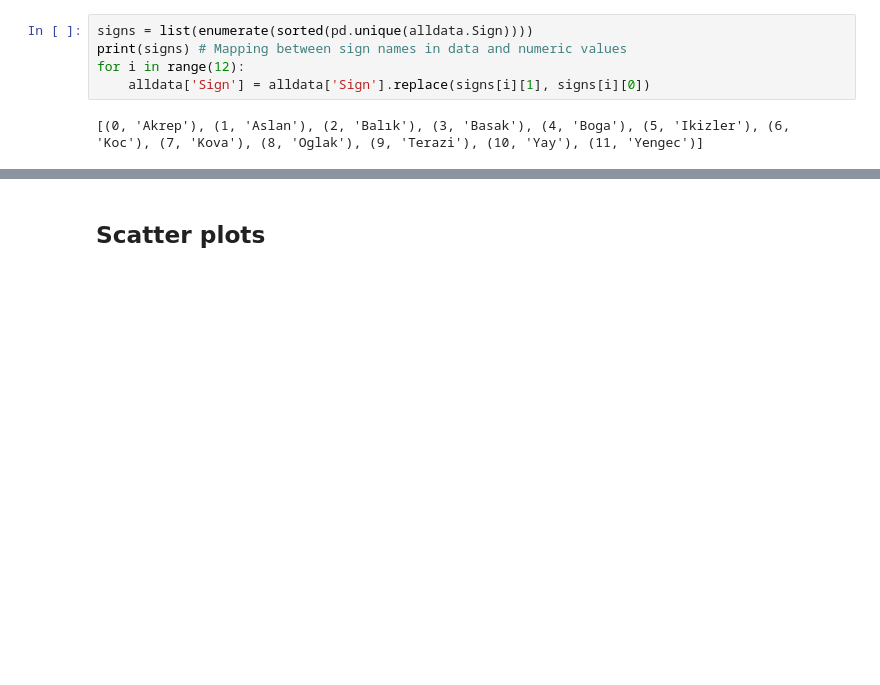
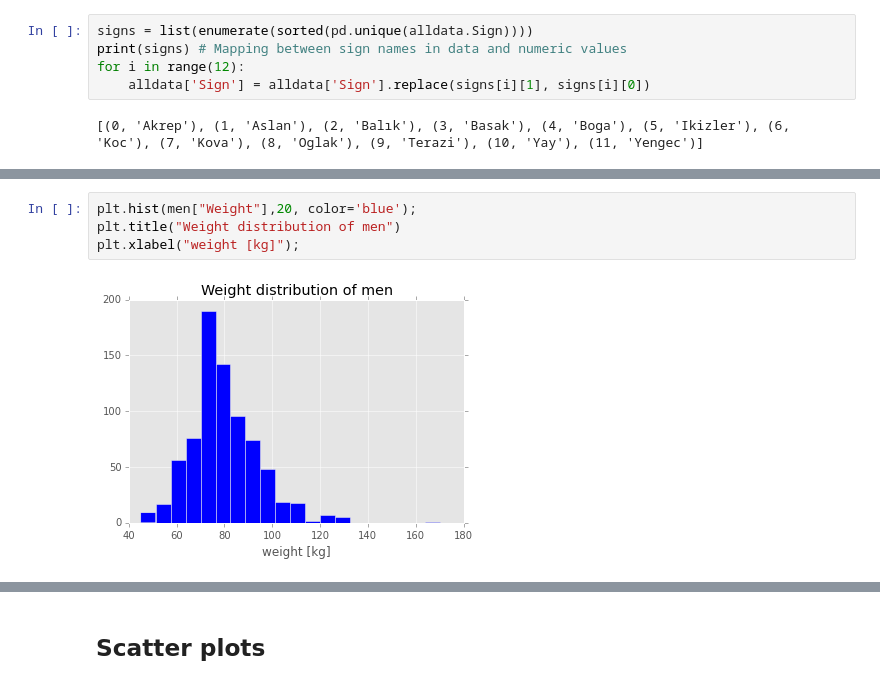
Before and after one commit to mkozturk/notebooks, a Jupyter notebook: (Non)Correlation between zodiac signs and body weight.ipynb, the cells around one changed output, grey strips where cells are left out. Drawn from its saved outputs; the diff is of its cells as text; blank space fills up the shorter version.

```diff
--- a/(Non)Correlation between zodiac signs and body weight.ipynb
+++ b/(Non)Correlation between zodiac signs and body weight.ipynb
@@ -69,0 +81,6 @@ alldata
+# %%
+plt.hist(men["Weight"],20, color='blue');
+plt.title("Weight distribution of men")
+plt.xlabel("weight [kg]");
+# %% [output]
+[figure, added]
```
Also changed, not shown: parts of 46 cells of this notebook.
